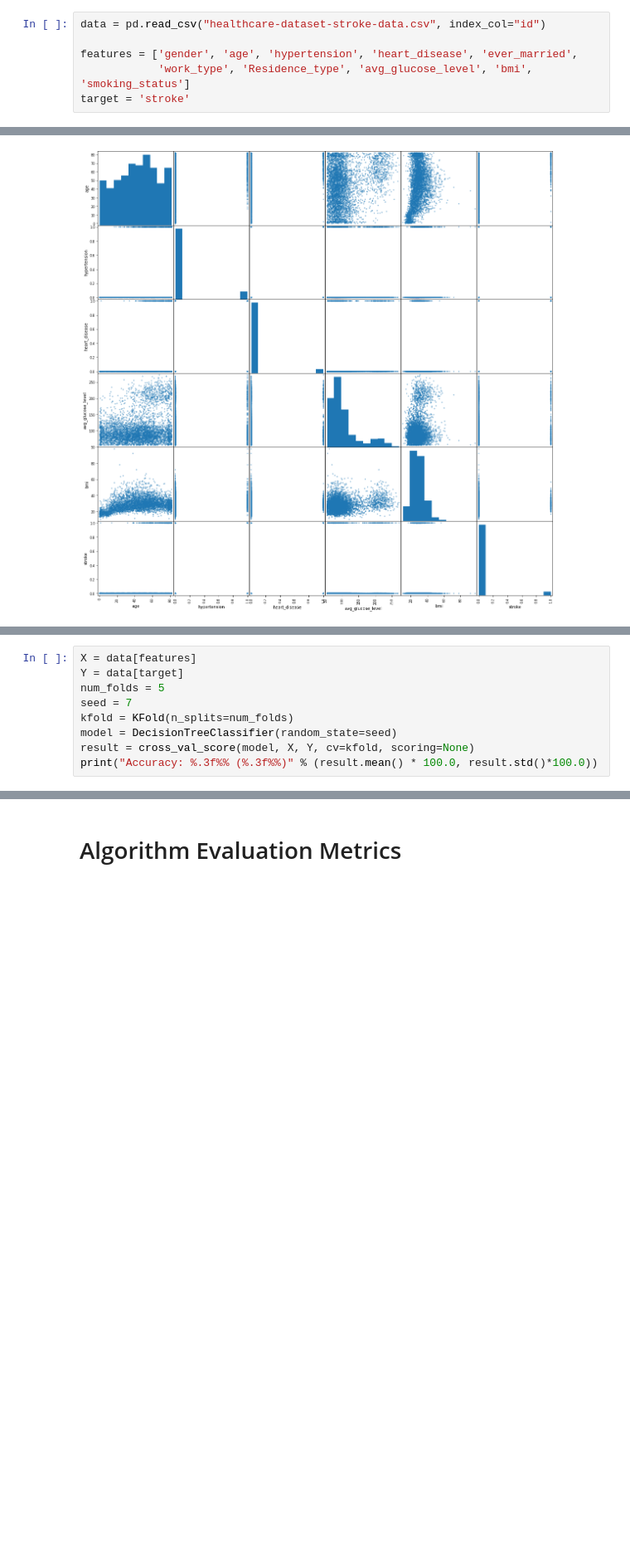
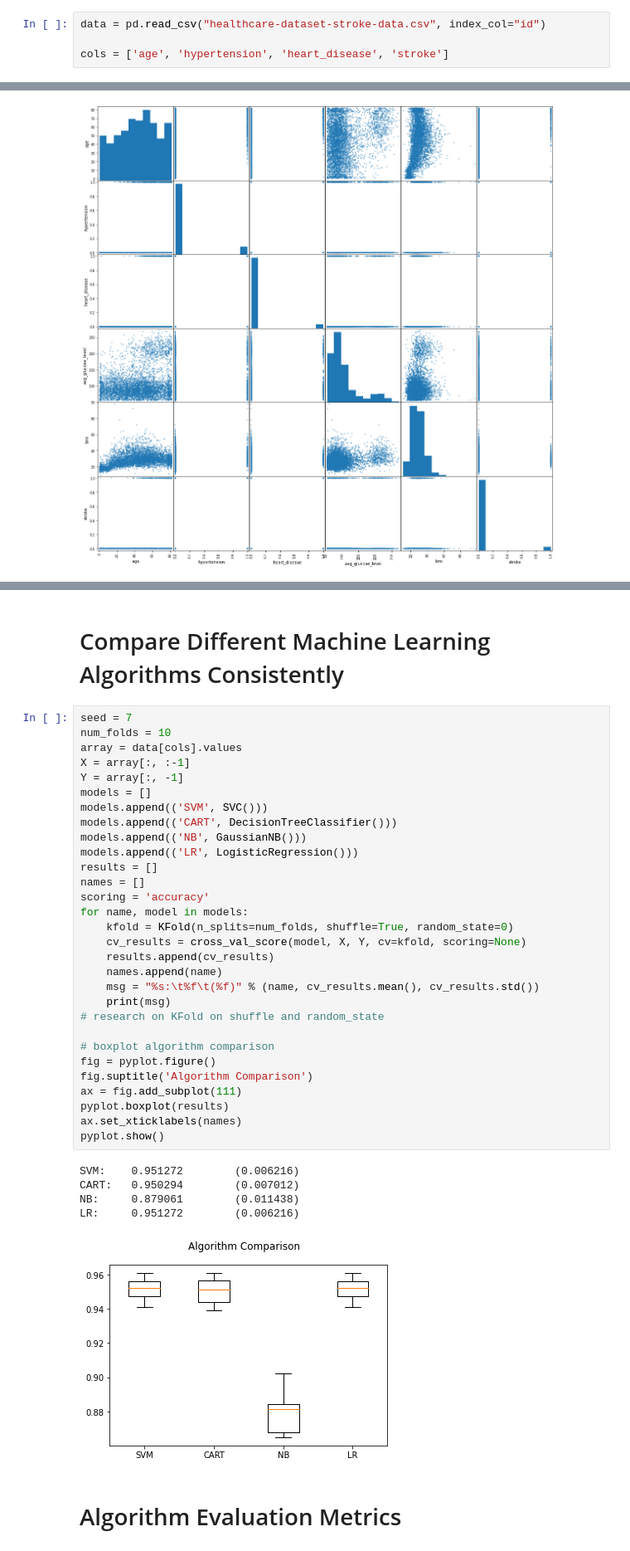
Before and after one commit to LapTQ/IT31903_123220_Group18_Stroke-prediction, a Jupyter notebook: analyze_data.ipynb, the cells around one changed output, grey strips where cells are left out. Shown: that part at 83% size. Drawn from its saved outputs; the diff is of its cells as text; blank space fills up the shorter version.

```diff
--- a/analyze_data.ipynb
+++ b/analyze_data.ipynb
@@ -17,9 +20,7 @@ pd.set_option('precision', 3)
 # %%
 data = pd.read_csv("healthcare-dataset-stroke-data.csv", index_col="id")
 
-features = ['gender', 'age', 'hypertension', 'heart_disease', 'ever_married',
-            'work_type', 'Residence_type', 'avg_glucose_level', 'bmi', 'smoking_status']
-target = 'stroke'
+cols = ['age', 'hypertension', 'heart_disease', 'stroke']
 # %% [markdown]
 # View first rows
 # %%
@@ -159,9 +157,0 @@ pyplot.show()
-# %%
-X = data[features]
-Y = data[target]
-num_folds = 5
-seed = 7
-kfold = KFold(n_splits=num_folds)
-model = DecisionTreeClassifier(random_state=seed)
-result = cross_val_score(model, X, Y, cv=kfold, scoring=None)
-print("Accuracy: %.3f%% (%.3f%%)" % (result.mean() * 100.0, result.std()*100.0))
@@ -187,3 +168,41 @@ ValueError: could not convert string to float: 'Male'
+# %% [markdown]
+# Compare Different Machine Learning Algorithms Consistently
+# %%
+seed = 7
+num_folds = 10
+array = data[cols].values
+X = array[:, :-1]
+Y = array[:, -1]
+models = []
+models.append(('SVM', SVC()))
+models.append(('CART', DecisionTreeClassifier()))
+models.append(('NB', GaussianNB()))
+models.append(('LR', LogisticRegression()))
+results = []
+names = []
+scoring = 'accuracy'
+for name, model in models:
+    kfold = KFold(n_splits=num_folds, shuffle=True, random_state=0)
+    cv_results = cross_val_score(model, X, Y, cv=kfold, scoring=None)
+    results.append(cv_results)
+    names.append(name)
+    msg = "%s:\t%f\t(%f)" % (name, cv_results.mean(), cv_results.std())
+    print(msg)
+# research on KFold on shuffle and random_state
+
+# boxplot algorithm comparison
+fig = pyplot.figure()
+fig.suptitle('Algorithm Comparison')
+ax = fig.add_subplot(111)
+pyplot.boxplot(results)
+ax.set_xticklabels(names)
+pyplot.show()
+# %% [output]
+SVM:    0.951272        (0.006216)
+CART:   0.950294        (0.007012)
+NB:     0.879061        (0.011438)
+LR:     0.951272        (0.006216)
+[figure, added]
 # %% [markdown]
 # Algorithm Evaluation Metrics
 # %% [markdown]
```
Also changed, not shown: parts of 6 cells of this notebook.
